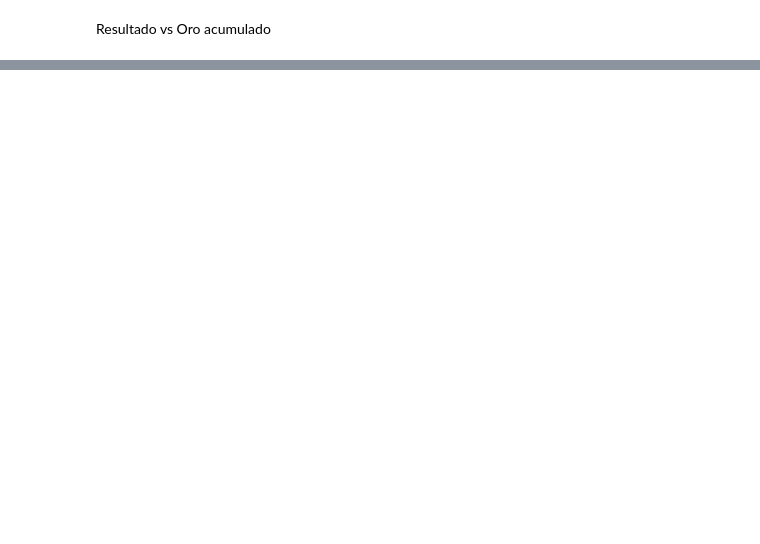
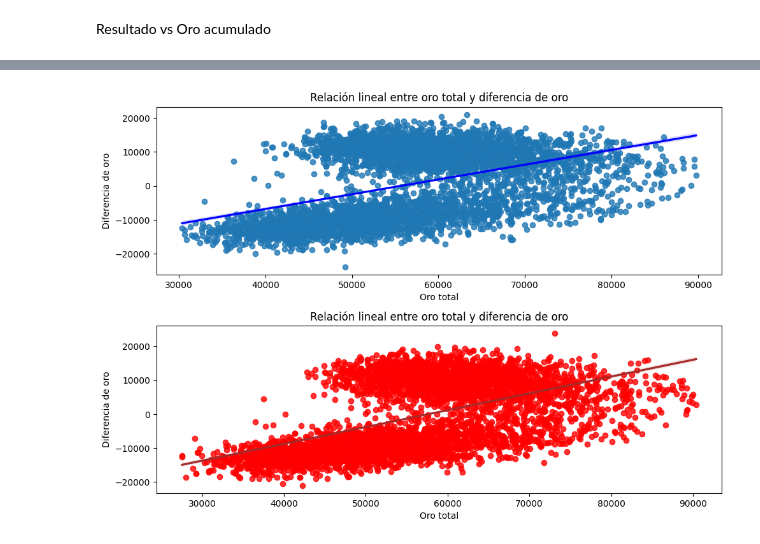
Before and after one commit to CamiloAPB/EDA_DS, a Jupyter notebook: Src/Notebooks/analisis.ipynb, the cells around one changed output, grey strips where cells are left out. Drawn from its saved outputs; the diff is of its cells as text; code cells hidden in the pictures; blank space fills up the shorter version.

```diff
--- a/Src/Notebooks/analisis.ipynb
+++ b/Src/Notebooks/analisis.ipynb
@@ -646,0 +685,17 @@ plt.tight_layout(pad=1)
+# %%
+plt.figure(figsize=(10,7))
+
+plt.subplot(2,1,1)
+ax = sns.regplot(df, x="blue_totalgold", y="blue_totalgold_diff", line_kws=dict(color="b"))
+plt.xlabel("Oro total")
+plt.ylabel("Diferencia de oro")
+plt.title("Relación lineal entre oro total y diferencia de oro")
+
+plt.subplot(2,1,2)
+ax = sns.regplot(df, x="red_totalgold", y="red_totalgold_diff", color="red", line_kws=dict(color="brown"))
+plt.xlabel("Oro total")
+plt.ylabel("Diferencia de oro")
+plt.title("Relación lineal entre oro total y diferencia de oro")
+plt.tight_layout(pad=1)
+# %% [output]
+[figure, added]
```
Also changed, not shown: parts of 57 cells of this notebook.
